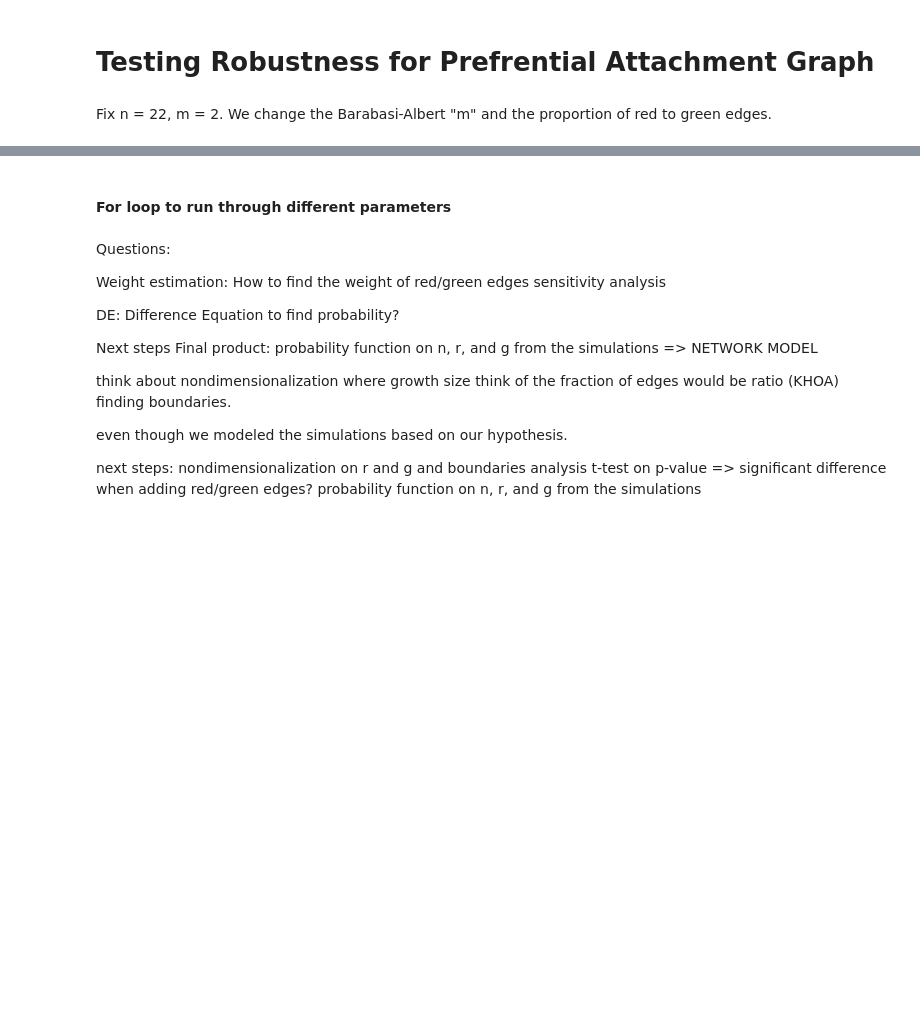
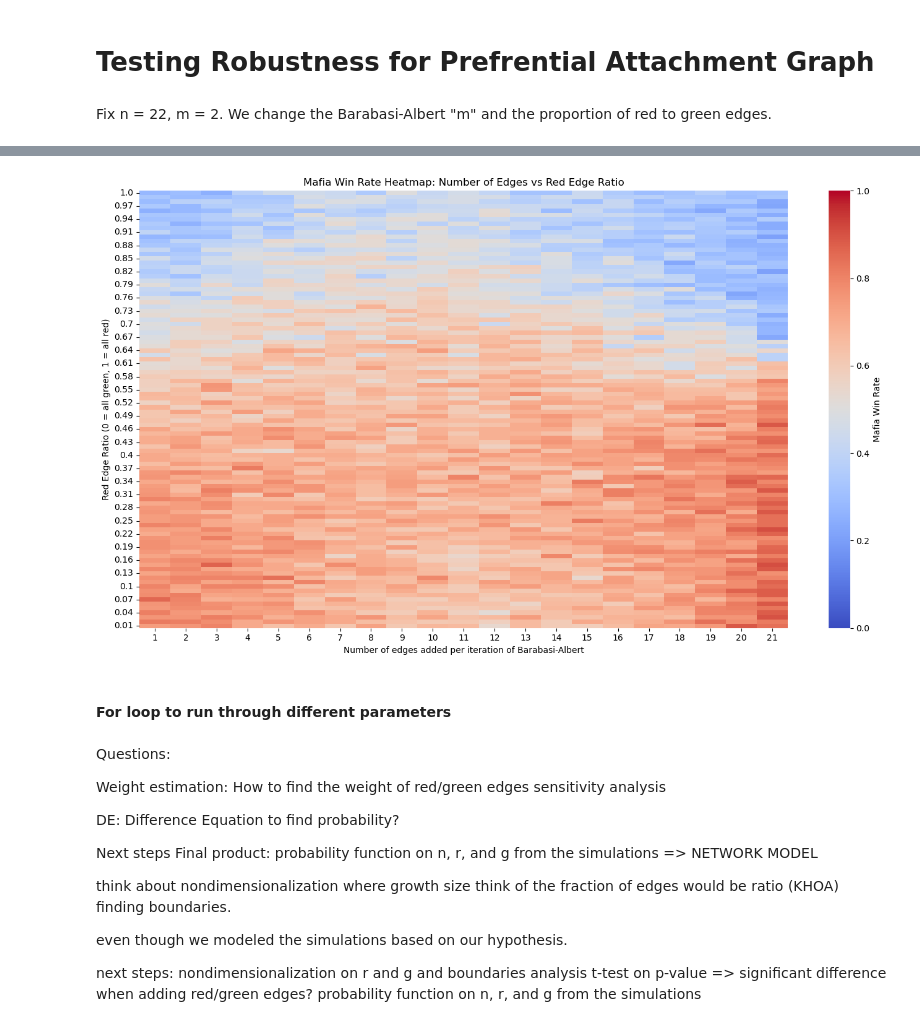
Before and after one commit to khoanguyen12345/MathModelingFinal, a Jupyter notebook: MathModeling_FinalProject.ipynb, the cells around one changed output, grey strips where cells are left out. Drawn from its saved outputs; the diff is of its cells as text; code cells hidden in the pictures; blank space fills up the shorter version.

```diff
--- a/MathModeling_FinalProject.ipynb
+++ b/MathModeling_FinalProject.ipynb
@@ -902,3 +870,58 @@ plt.show()
+# %%
+results = []
+def PA_estimate_mafia_win_prob_red_green_red_green_proportion_mba_experiment(m_ba, prop_red_edges,n=22, m=2,
+                               n_simulations=5000,
+                               red_bias_weight=2.0, green_bias_weight=0.5,
+                               max_steps=100):
+    wins = 0
+    for _ in range(n_simulations):
+        result = PA_mafia_game_simulation_red_green(
+            n, m,m_ba, prop_red_edges,
+            red_bias_weight, green_bias_weight, max_steps)
+        if result:
+            wins += 1
+    return wins / n_simulations
+
+
+def PA_red_green_proportion_experiment(n, m, max_steps=1000, red_bias_weight=2.0, green_bias_weight=0.5, step=0.01):
+    proportions = np.arange(step, 1.0 + step, step)
+    m_ba = np.arange(1,22,1)
+    win_rates = []
+    for initial_m in m_ba:
+        for red_prop in proportions:
+            win_rate = PA_estimate_mafia_win_prob_red_green_red_green_proportion_mba_experiment(initial_m,red_prop)
+            win_rates.append(win_rate)
+
+            results.append({
+                'm_barabasi_albert': initial_m,
+                'red_ratio': red_prop,
+                'mafia_win_rate': win_rate
+            })
+    df = pd.DataFrame(results)
+    # df.to_csv('PA_mafia_win_rate_heatmap_data.csv', index=False)
+
+PA_red_green_proportion_experiment(22, 2, max_steps=100, red_bias_weight=2.0, green_bias_weight=0.5, step=0.01)
+
+df_sorted = df.sort_values(by='red_ratio', ascending=True)
+heatmap_data = df_sorted.pivot(index='red_ratio', columns='m_barabasi_albert', values='mafia_win_rate')
+
+# Plot heatmap
+plt.figure(figsize=(14, 8))
+sns.heatmap(
+    heatmap_data,
+    cmap='coolwarm',
+    vmin=0,
+    vmax=1,
+    cbar_kws={'label': 'Mafia Win Rate'}
+)
+plt.title('Mafia Win Rate Heatmap: Number of Edges vs Red Edge Ratio')
+plt.xlabel('Number of edges added per iteration of Barabasi-Albert')
+plt.ylabel('Red Edge Ratio (0 = all green, 1 = all red)')
+plt.gca().invert_yaxis()
+plt.tight_layout()
+plt.show()
+# %% [output]
+[figure, added]
 # %% [markdown]
 #### For loop to run through different parameters
 # %% [markdown]
```
Also changed, not shown: parts of 1 cell of this notebook, 1 other file.
